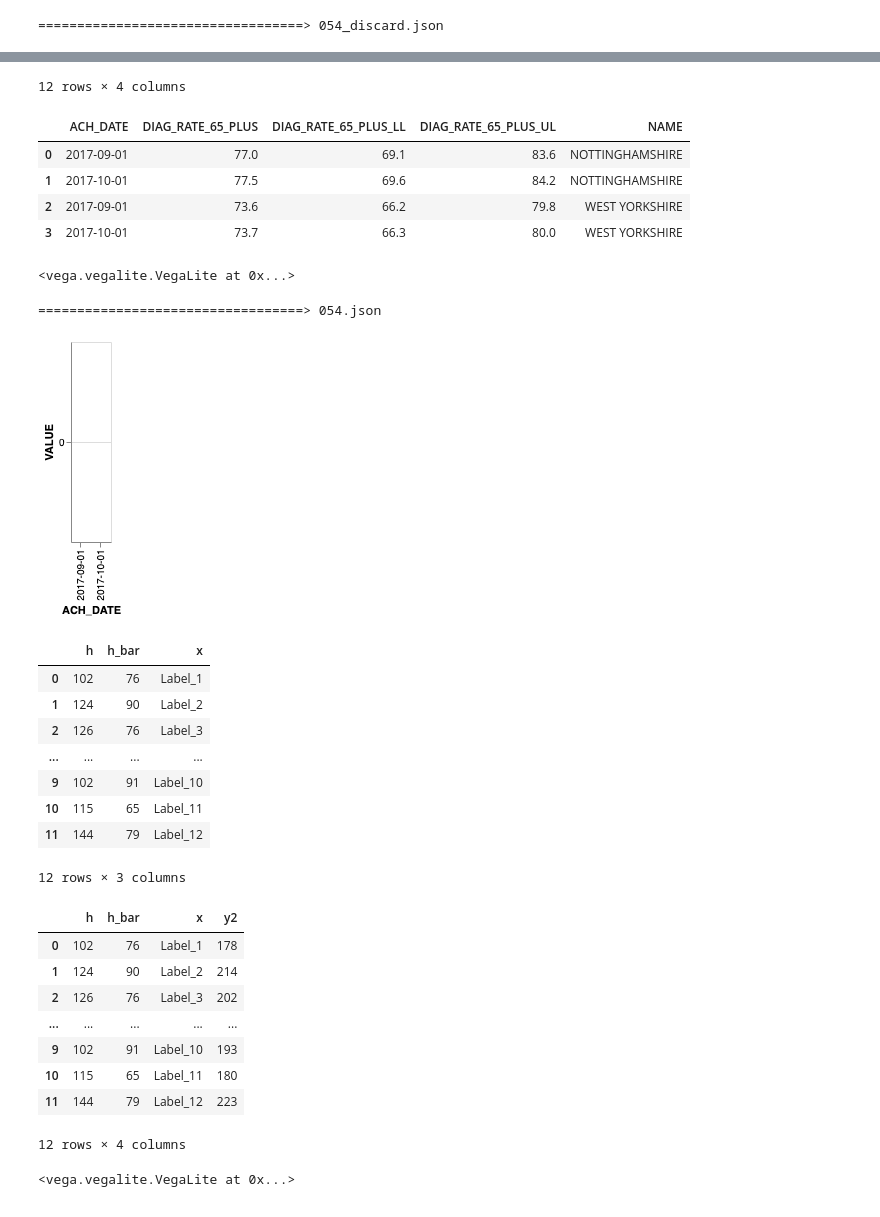
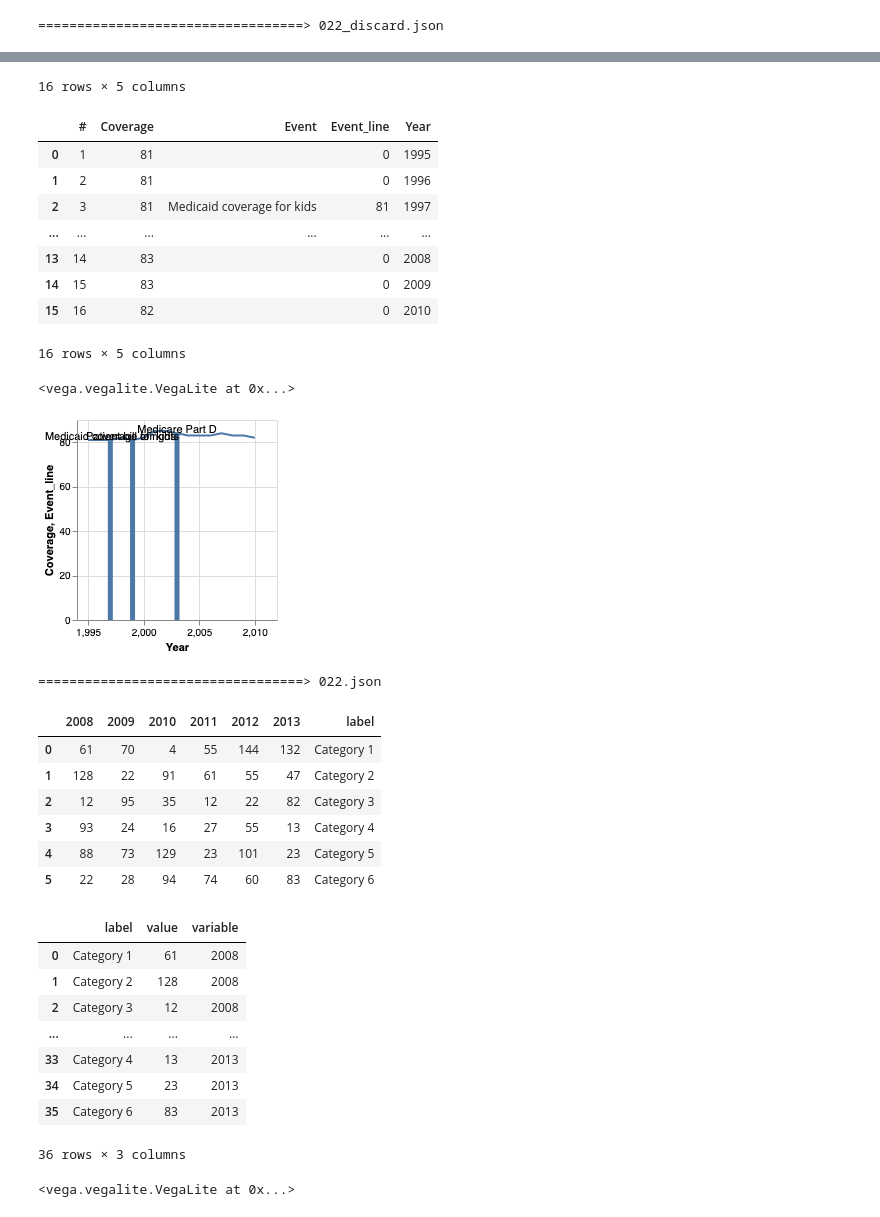
Before and after one commit to Mestway/falx, a Jupyter notebook: falx/check_benchmarks.ipynb, the cells around one changed output, grey strips where cells are left out. Cells and saved outputs as stored; diff of their text form; code cells hidden in the pictures.

```diff
--- a/falx/check_benchmarks.ipynb
+++ b/falx/check_benchmarks.ipynb
@@ -32,8 +32,8 @@ def display_benchmark(fname):
 
 for fname in os.listdir(benchmark_dir):
     if not fname.endswith(".json"): continue
-    if not "054" in fname: continue
+    if not "22" in fname: continue
     print("==================================> {}".format(fname))
     display_benchmark(fname)
 # %% [output]
-==================================> 054_discard.json
+==================================> 022_discard.json
@@ -48,28 +48,30 @@ for fname in os.listdir(benchmark_dir):
-12 rows × 4 columns
+16 rows × 5 columns
-|  | ACH_DATE | DIAG_RATE_65_PLUS | DIAG_RATE_65_PLUS_LL | DIAG_RATE_65_PLUS_UL | NAME |
-| 0 | 2017-09-01 | 77.0 | 69.1 | 83.6 | NOTTINGHAMSHIRE |
-| 1 | 2017-10-01 | 77.5 | 69.6 | 84.2 | NOTTINGHAMSHIRE |
-| 2 | 2017-09-01 | 73.6 | 66.2 | 79.8 | WEST YORKSHIRE |
-| 3 | 2017-10-01 | 73.7 | 66.3 | 80.0 | WEST YORKSHIRE |
+|  | # | Coverage | Event | Event_line | Year |
+| 0 | 1 | 81 |  | 0 | 1995 |
+| 1 | 2 | 81 |  | 0 | 1996 |
+| 2 | 3 | 81 | Medicaid coverage for kids | 81 | 1997 |
+| ... | ... | ... | ... | ... | ... |
+| 13 | 14 | 83 |  | 0 | 2008 |
+| 14 | 15 | 83 |  | 0 | 2009 |
+| 15 | 16 | 82 |  | 0 | 2010 |
-<vega.vegalite.VegaLite at 0x...>
+16 rows × 5 columns
-==================================> 054.json
+<vega.vegalite.VegaLite at 0x...>
-[figure, old version]
+[figure, new version]
+==================================> 022.json
-|  | h | h_bar | x |
-| 0 | 102 | 76 | Label_1 |
-| 1 | 124 | 90 | Label_2 |
-| 2 | 126 | 76 | Label_3 |
-| ... | ... | ... | ... |
-| 9 | 102 | 91 | Label_10 |
-| 10 | 115 | 65 | Label_11 |
-| 11 | 144 | 79 | Label_12 |
+|  | 2008 | 2009 | 2010 | 2011 | 2012 | 2013 | label |
+| 0 | 61 | 70 | 4 | 55 | 144 | 132 | Category 1 |
+| 1 | 128 | 22 | 91 | 61 | 55 | 47 | Category 2 |
+| 2 | 12 | 95 | 35 | 12 | 22 | 82 | Category 3 |
+| 3 | 93 | 24 | 16 | 27 | 55 | 13 | Category 4 |
+| 4 | 88 | 73 | 129 | 23 | 101 | 23 | Category 5 |
+| 5 | 22 | 28 | 94 | 74 | 60 | 83 | Category 6 |
-12 rows × 3 columns
-|  | h | h_bar | x | y2 |
-| 0 | 102 | 76 | Label_1 | 178 |
-| 1 | 124 | 90 | Label_2 | 214 |
-| 2 | 126 | 76 | Label_3 | 202 |
-| ... | ... | ... | ... | ... |
-| 9 | 102 | 91 | Label_10 | 193 |
-| 10 | 115 | 65 | Label_11 | 180 |
-| 11 | 144 | 79 | Label_12 | 223 |
+|  | label | value | variable |
+| 0 | Category 1 | 61 | 2008 |
+| 1 | Category 2 | 128 | 2008 |
+| 2 | Category 3 | 12 | 2008 |
+| ... | ... | ... | ... |
+| 33 | Category 4 | 13 | 2013 |
+| 34 | Category 5 | 23 | 2013 |
+| 35 | Category 6 | 83 | 2013 |
-12 rows × 4 columns
+36 rows × 3 columns
 <vega.vegalite.VegaLite at 0x...>
```
Also changed, not shown: parts of 1 cell of this notebook, 3 other files.
